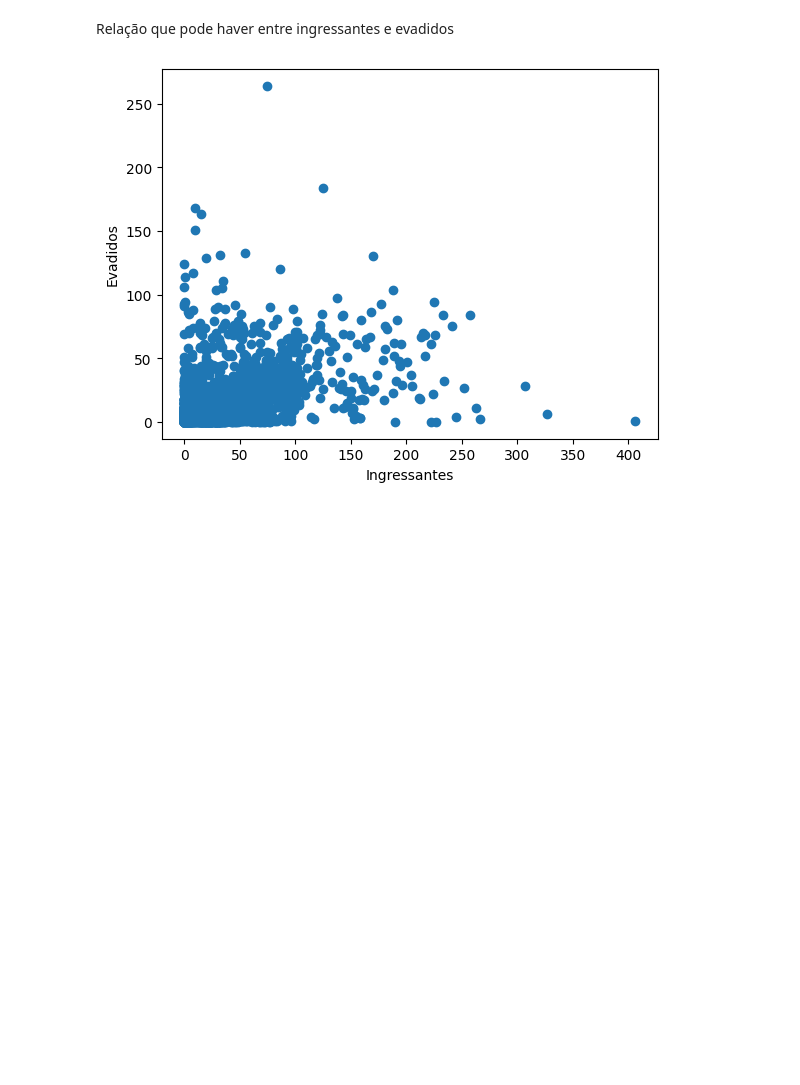
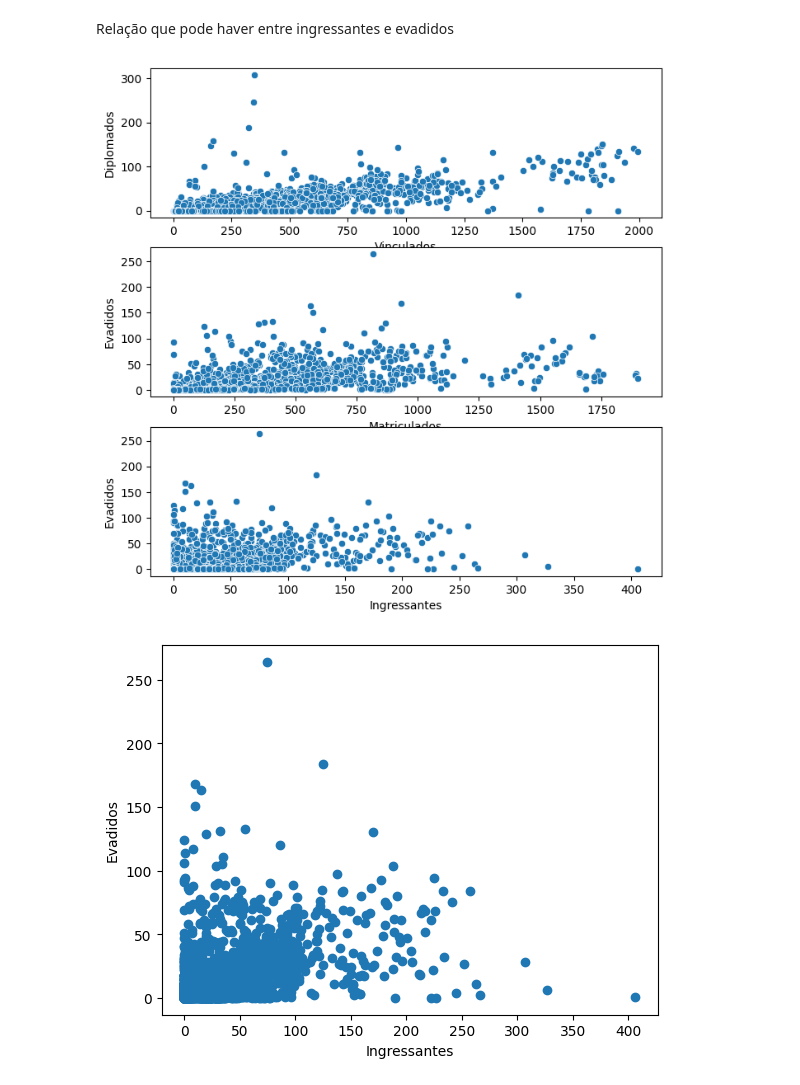
Before and after one commit to psicosleazy-dev/tcc, a Jupyter notebook: start_notebook.ipynb, the cells around one changed output. Drawn from its saved outputs; the diff is of its cells as text; code cells hidden in the pictures; blank space fills up the shorter version.

```diff
--- a/start_notebook.ipynb
+++ b/start_notebook.ipynb
@@ -38,0 +71,6 @@ memory usage: 150.2+ KB
+# %%
+num_columns=list(df.select_dtypes(include=["int64"]).columns)
+print("Dados numéricos:")
+print(num_columns)
+
+df_num = df[num_columns]
@@ -38,0 +80,2 @@ memory usage: 150.2+ KB
+# %%
+df_num.drop(df_num.columns[0], inplace=True, axis=1)
@@ -39,5 +99,15 @@ memory usage: 150.2+ KB
 # %% [markdown]
 Relação que pode haver entre ingressantes e evadidos
+# %%
+def scatters(df_num, h=None, pal=None):
+    fig, (ax1, ax2, ax3) = plt.subplots(3,1, figsize=(8,8))
+    sns.scatterplot(x="Vinculados",y="Diplomados", hue=h, palette=pal, data=df_num, ax=ax1)
+    sns.scatterplot(x="Matriculados",y="Evadidos", hue=h, palette=pal, data=df_num, ax=ax2)
+    sns.scatterplot(x="Ingressantes",y="Evadidos", hue=h, palette=pal, data=df_num, ax=ax3)
+# %%
+scatters(df_num)
+# %% [output]
+[figure, added]
 # %%
 # Gráfico de dispersão
 plt.scatter(df['Ingressantes'], df['Evadidos'])
```
Also changed, not shown: parts of 11 cells of this notebook.
